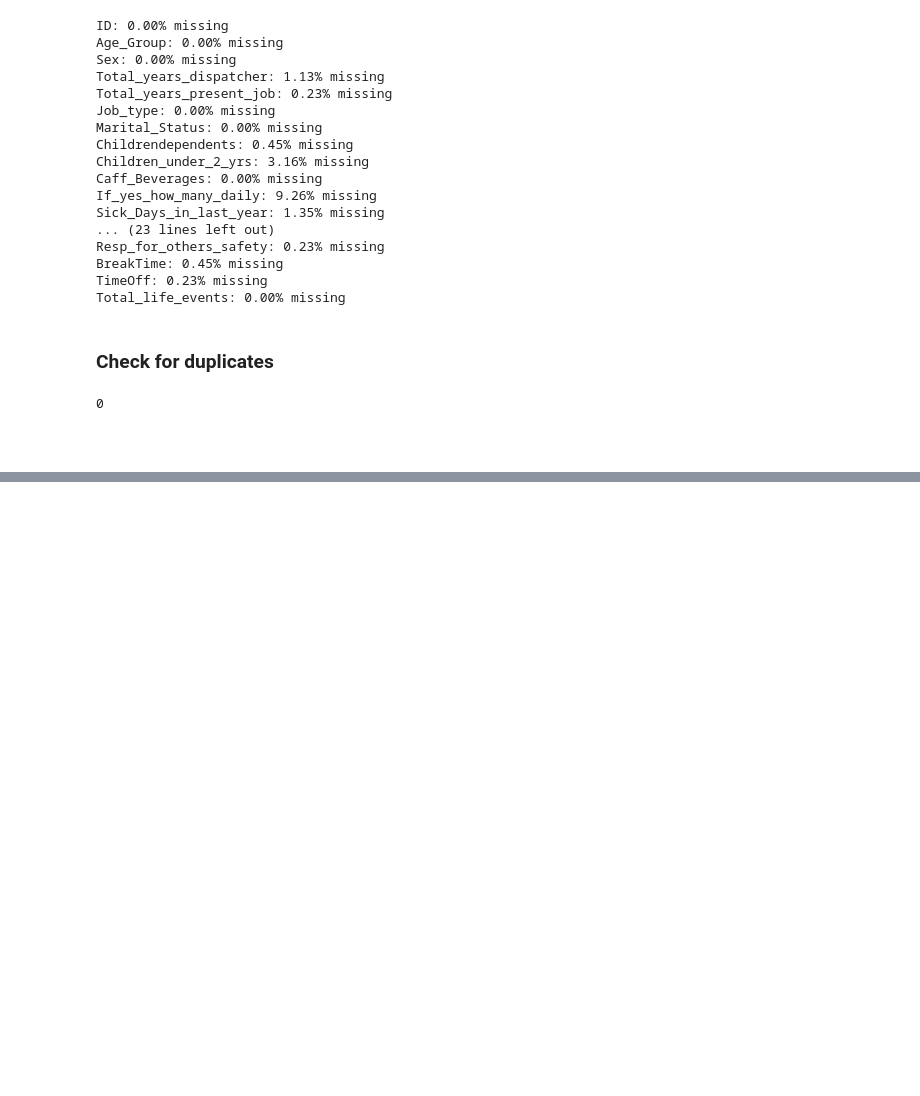
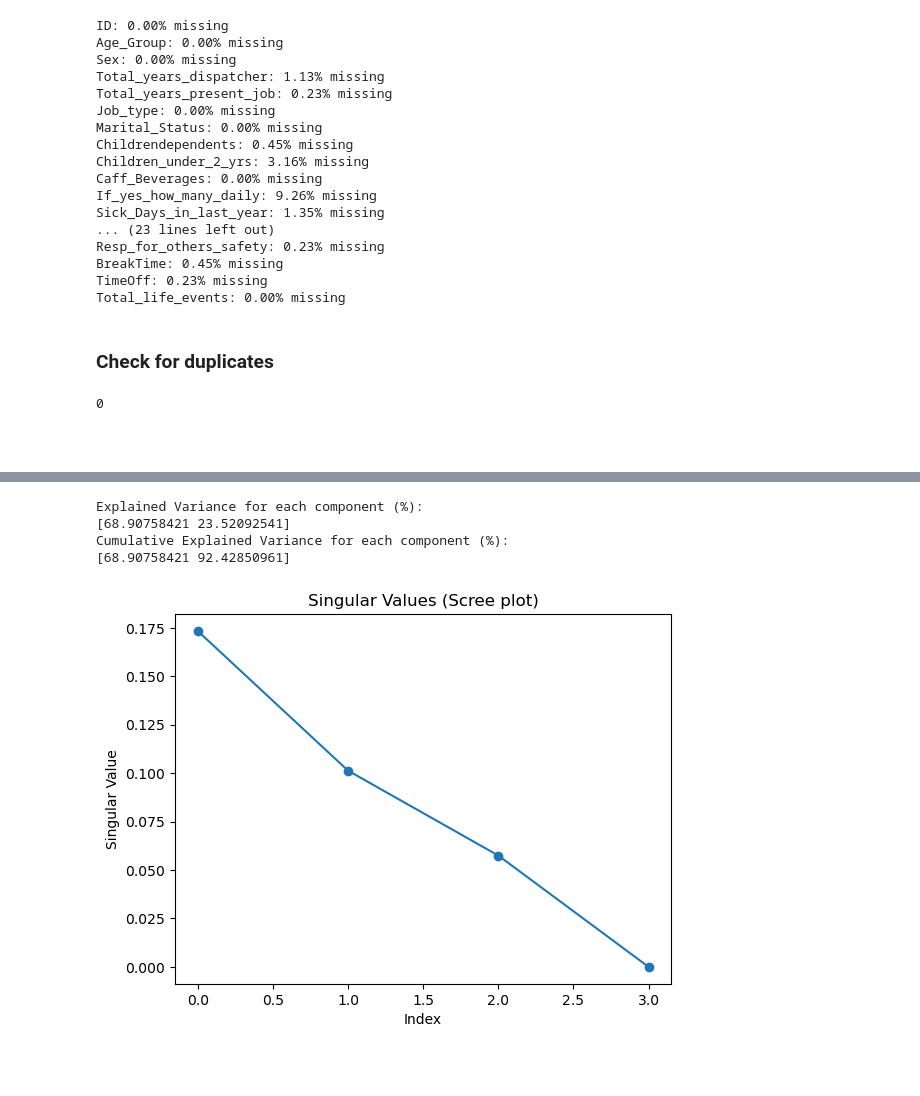
Before and after one commit to Nippe92/datareduction-task, a Jupyter notebook: railroad.ipynb, the cells around one changed output, grey strips where cells are left out. Saved outputs shown, nothing was run; the diff lists cells and outputs as text; code cells hidden in the pictures; blank space fills up the shorter version.

```diff
--- a/railroad.ipynb
+++ b/railroad.ipynb
@@ -298,0 +418,40 @@ print(dupes)
+# %%
+print("Explained Variance for each component (%): ")
+print(explained_variance)
+print("Cumulative Explained Variance for each component (%): ")
+print(cumulative_explained_variance)
+# %% [output]
+Explained Variance for each component (%):
+[68.90758421 23.52092541]
+Cumulative Explained Variance for each component (%):
+[68.90758421 92.42850961]
+# %%
+import numpy as np
+
+# Step 1: Relative frequencies
+P = contingency_table / contingency_table.values.sum()
+
+# Step 2: Row and column sums
+r = P.sum(axis=1).values.reshape(-1, 1)
+c = P.sum(axis=0).values.reshape(1, -1)
+
+# Step 3: Expected frequencies under independence
+expected = r @ c
+
+# Step 4: Standardized residuals
+S_std = (P - expected) / np.sqrt(expected)
+
+# Step 5: SVD
+U, s, Vt = np.linalg.svd(S_std, full_matrices=False)
+
+# Singular values (s), left singular vectors (U), right singular vectors (Vt)
+
+plt.plot(s, marker="o")
+plt.title("Singular Values (Scree plot)")
+plt.xlabel("Index")
+plt.ylabel("Singular Value")
+plt.show()
+# %% [output]
+[figure, added]
+# %% [markdown]
+###
```
Also changed, not shown: parts of 4 cells of this notebook.
